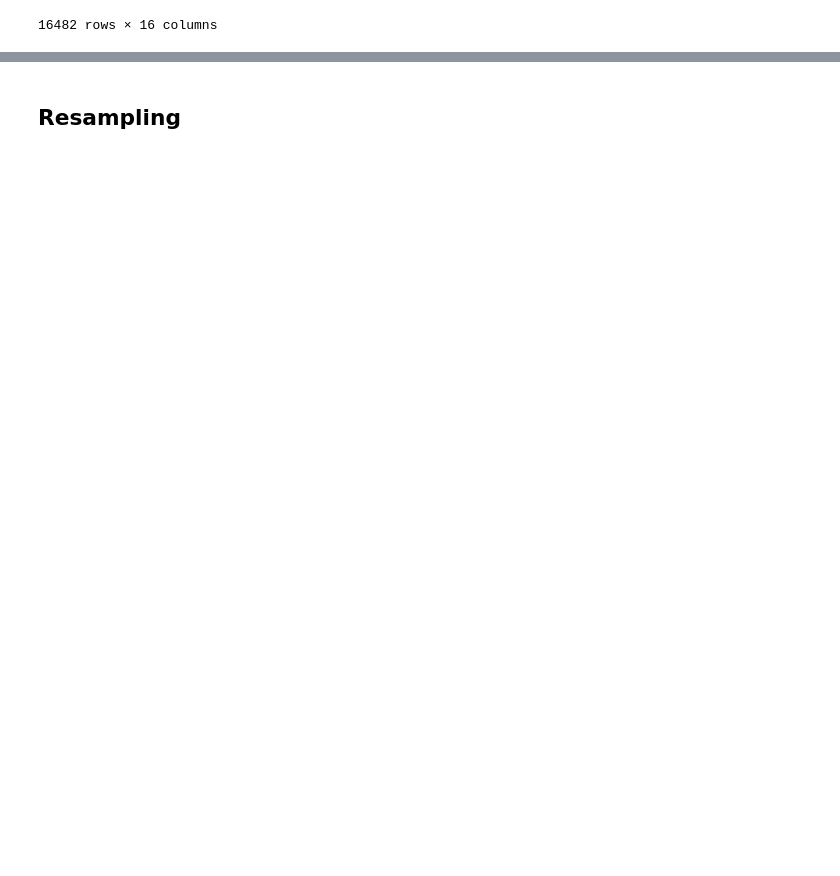
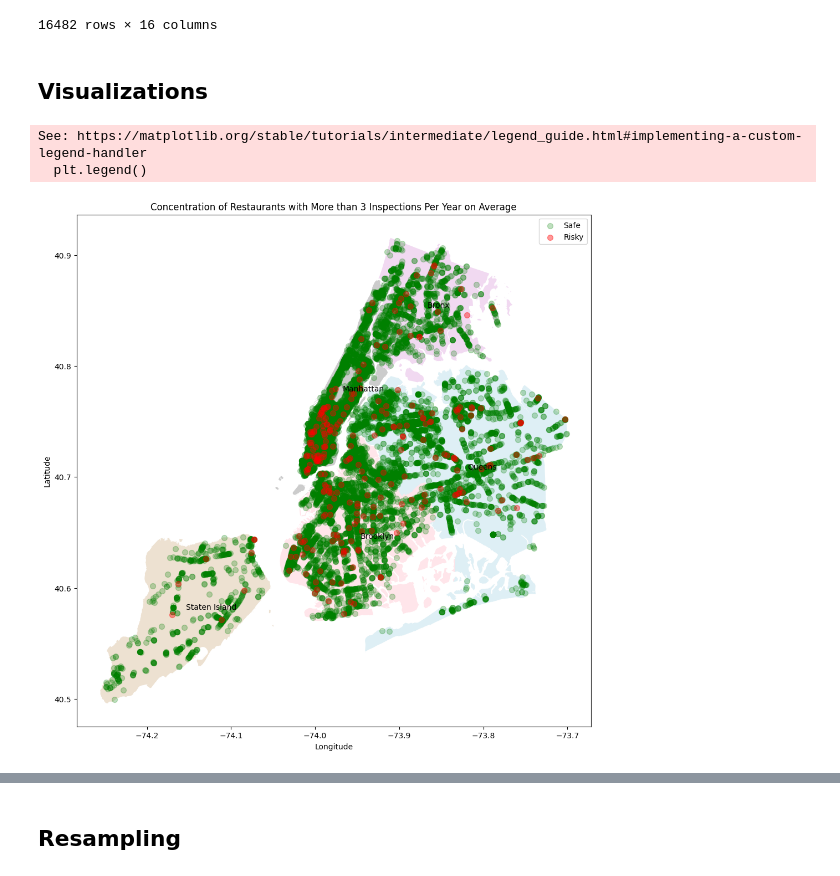
Before and after one commit to tzt775/restaurant-violations, a Jupyter notebook: NYC Restaurant Inspections - Modelling.ipynb, the cells around one changed output, grey strips where cells are left out. Saved outputs shown, nothing was run; the diff lists cells and outputs as text; code cells hidden in the pictures; blank space fills up the shorter version.

Commit message:
added visualization code

```diff
--- a/NYC Restaurant Inspections - Modelling.ipynb
+++ b/NYC Restaurant Inspections - Modelling.ipynb
@@ -45,3 +51,31 @@ X_train
 | 16480 | Queens | Other | Non-food contact surface or equip... | Pre-permit | 40.770867 | -73.908461 | ... |
 | 16481 | Bronx | Caribbean | Filth flies or food/refuse/sewage... | Pre-permit | 40.906572 | -73.848812 | ... |
 16482 rows × 16 columns
+# %% [markdown]
+## Visualizations
+# %%
+# map of risk by borough
+
+crs = {'init':'epsg:4326'}
+
+boroughs = geopandas.read_file(geoplot.datasets.get_path("nyc_boroughs"))
+
+geo_df = geopandas.GeoDataFrame(X_train, crs = crs, geometry = geopandas.points_from_xy(X_train["Longitude"],
+                                                                                        X_train["Latitude"]))
+
+fig, ax = plt.subplots(figsize = (12, 12))
+boroughs.plot(ax = ax, alpha = 0.4, color = ["tan", "lightblue", "pink", "grey", "plum"], label = boroughs.BoroName)
+boroughs.apply(lambda x: ax.annotate(text = x["BoroName"], xy = x.geometry.centroid.coords[0]), axis = 1)
+geo_df[geo_df["RISKY BUSINESS"] == 0].plot(ax = ax, markersize = 50, alpha = 0.25, color = "green", label = "Safe")
+geo_df[geo_df["RISKY BUSINESS"] != 0].plot(ax = ax, markersize = 50, alpha = 0.4, color = "red", label = "Risky")
+plt.title("Concentration of Restaurants with More than 3 Inspections Per Year on Average")
+plt.ylabel("Latitude")
+plt.xlabel("Longitude")
+plt.legend()
+plt.show()
+
+#plt.savefig(PATH + "Results/risk map.png")
+# %% [output]
+See: https://matplotlib.org/stable/tutorials/intermediate/legend_guide.html#implementing-a-custom-legend-handler
+  plt.legend()
+[figure, added]
```
Also changed, not shown: parts of 25 cells of this notebook.
